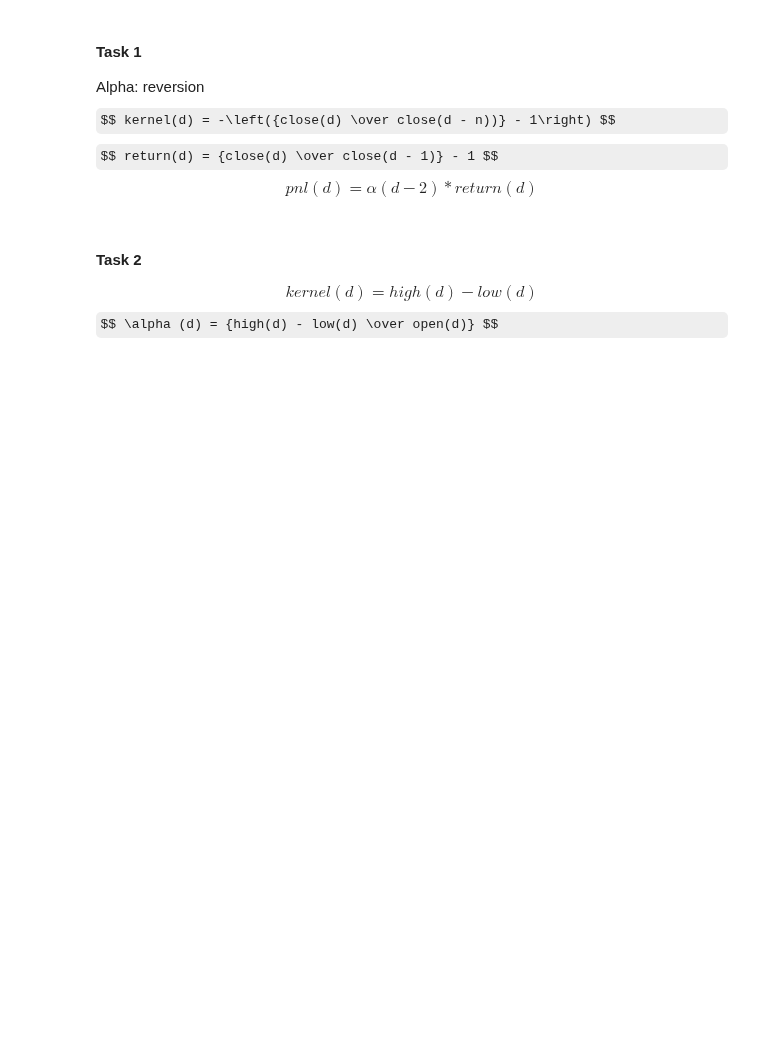
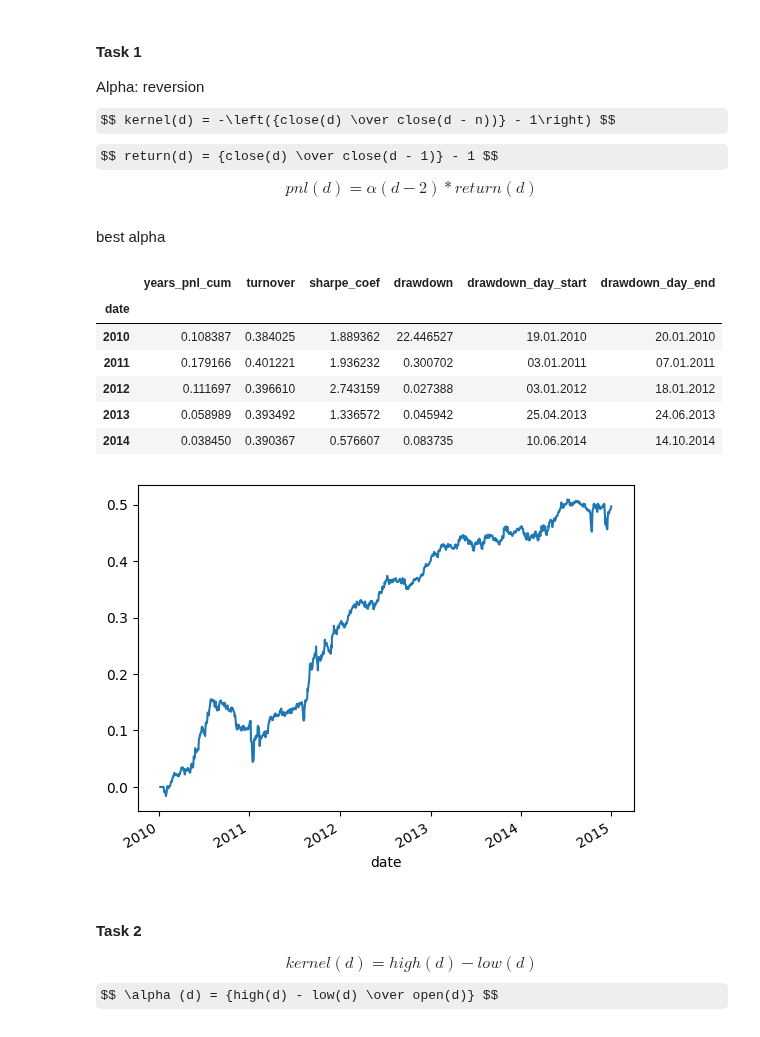
Before and after one commit to ChingisBadmaev/sirius_university, a Jupyter notebook: finding_alphas/task_list_2/main.ipynb, the cells around one changed output. Saved outputs shown, nothing was run; the diff lists cells and outputs as text; code cells hidden in the pictures; some formulas as TeX source; blank space fills up the shorter version.

Commit message:
good alphas are found and shown

```diff
--- a/finding_alphas/task_list_2/main.ipynb
+++ b/finding_alphas/task_list_2/main.ipynb
@@ -73,3 +81,10 @@ def cut_middle(alpha, coef=0.01):
+# %%
+def get_decay_alpha(alpha, d, k):
+    alpha_new = alpha.copy().iloc[0 : d]
+    for i in range(d, len(alpha)):
+        alpha_new.loc[len(alpha_new.index)] = get_decay_vect(alpha, i, k)
+    alpha_new.index = alpha.iloc[0:len(alpha_new.index)].index
+    return alpha_new
 # %%
 def turnover(alphas, option=0):
     turnover_days = abs(alphas.diff(periods=1)).sum(axis=1)
@@ -88,7 +103,7 @@ def get_drawdown_t_2(pnl_cum):
     max_drawdown = -1
     for i in range(0, len(pnl_cum)):
         for j in range(i + 1, len(pnl_cum)):
-            if ((pnl_cum[i] - pnl_cum[j]) / pnl_cum[i] > max_drawdown) and (pnl_cum[i] - pnl_cum[j]) > 0:
+            if ((pnl_cum[i] - pnl_cum[j]) > max_drawdown) and (pnl_cum[i] - pnl_cum[j]) > 0:
                 if (pnl_cum[i] - pnl_cum[j]) / pnl_cum[i] != np.inf:
                     max_drawdown = (pnl_cum[i] - pnl_cum[j]) / pnl_cum[i]
                     days_i = i
@@ -119,5 +134,7 @@ def alpha_stats(data_returns, alpha):
     returns_table['drawdown'] = get_drawdown_years(days_pnl.cumsum()).apply(lambda x: x[0])
     returns_table['drawdown_day_start'] = get_drawdown_years(days_pnl.cumsum()).apply(lambda x: x[1])
     returns_table['drawdown_day_end'] = get_drawdown_years(days_pnl.cumsum()).apply(lambda x: x[2])
+    plt.grid(True)
+    days_pnl.cumsum().plot()
     return returns_table
 # %%
@@ -149,11 +170,14 @@ $$ kernel(d) = -\left({close(d) \over close(d - n))} - 1\right) $$
 $$ return(d) = {close(d) \over close(d - 1)} - 1 $$
 $$ pnl(d) = \alpha(d - 2) * return(d)$$
 # %%
-def algh_alpha_reversion(n=1, data_close=0, data_open=0, data_high=0, data_low=0, volume=0, cut_middle_coef=0, cut_outliers_coef=0, ranking=False):
+def algh_alpha_reversion(n=1, data_close=0, data_open=0, data_high=0, data_low=0, volume=0, cut_middle_coef=0, cut_outliers_coef=0, ranking=False, decaying=False, decay_d=0, decay_k=0):
     kernel = (data_close / data_close.shift(n) - 1)
     alpha = -kernel
+    if decaying == True:
+        alpha = get_decay_alpha(alpha, decay_d, decay_k)
     if ranking == True:
-        kernel = kernel.T.apply(lambda x: get_rank(x)).T
+        alpha = alpha.T.apply(lambda x: get_rank(x)).T
+
     alpha = alpha.T.apply(lambda x: cut_outliers(x, cut_outliers_coef)).apply(lambda x: cut_middle(x, cut_middle_coef)).apply(neutralize).apply(normalize).T
     return alpha
 # %%
@@ -161,3 +185,16 @@ generate_alphas(data_returns, algh_alpha_reversion, data_close=data_close, max_n
+# %% [markdown]
+best alpha
+# %%
+alpha_stats(data_returns, algh_alpha_reversion(n=6, data_close=data_close, cut_middle_coef=0, cut_outliers_coef=0, decaying=True, decay_d=5, decay_k=3))
+# %% [output]
+|  | years_pnl_cum | turnover | sharpe_coef | drawdown | drawdown_day_start | drawdown_day_end |
+| date |  |  |  |  |  |  |
+| 2010 | 0.108387 | 0.384025 | 1.889362 | 22.446527 | 19.01.2010 | 20.01.2010 |
+| 2011 | 0.179166 | 0.401221 | 1.936232 | 0.300702 | 03.01.2011 | 07.01.2011 |
+| 2012 | 0.111697 | 0.396610 | 2.743159 | 0.027388 | 03.01.2012 | 18.01.2012 |
+| 2013 | 0.058989 | 0.393492 | 1.336572 | 0.045942 | 25.04.2013 | 24.06.2013 |
+| 2014 | 0.038450 | 0.390367 | 0.576607 | 0.083735 | 10.06.2014 | 14.10.2014 |
+[figure, added]
 # %% [markdown]
 #### Task 2
 $$ kernel (d) = {high(d) - low(d)} $$
```
Also changed, not shown: parts of 52 cells of this notebook.
